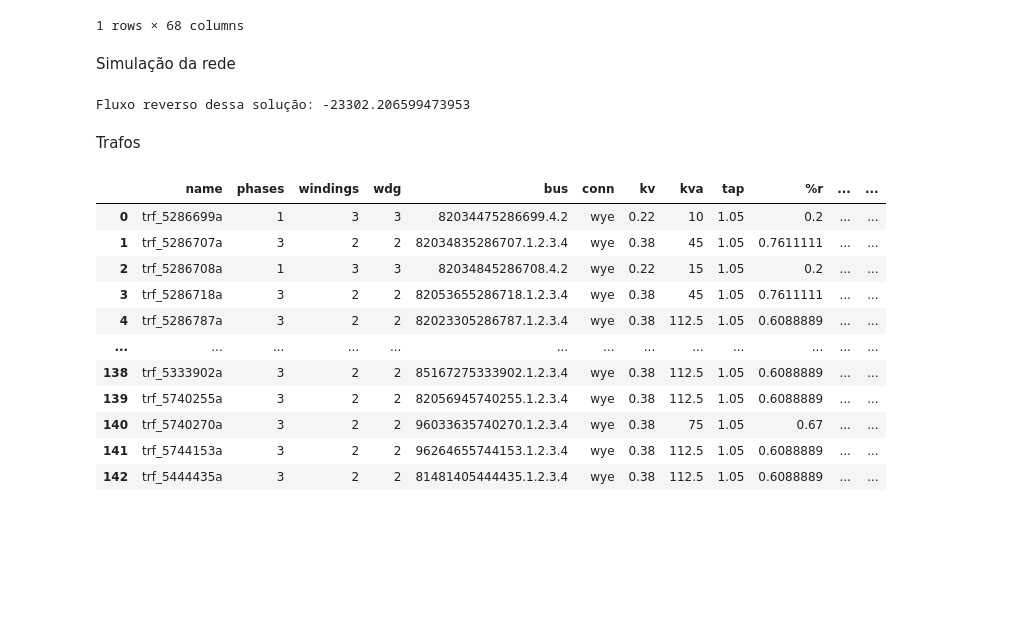
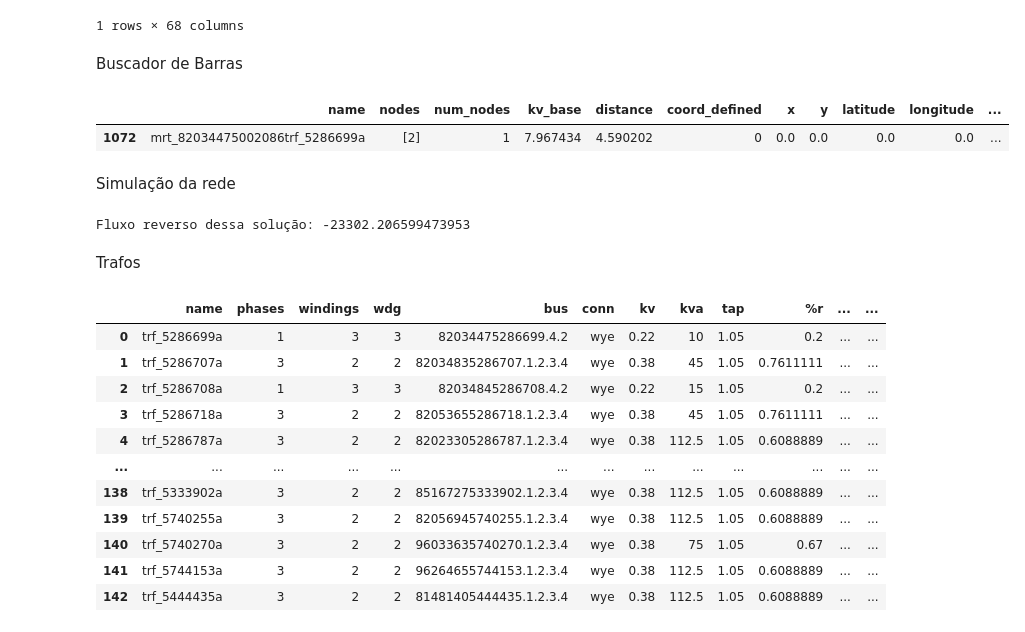
Before and after one commit to Ivanictor/Optimizer-OpenDSS, a Jupyter notebook: notebook.ipynb, the cells around one changed output. Drawn from its saved outputs; the diff is of its cells as text; code cells hidden in the pictures; blank space fills up the shorter version.

```diff
--- a/notebook.ipynb
+++ b/notebook.ipynb
@@ -34,6 +34,15 @@ display(energymeter_df)
 |  | name | kwh | kvarh | max kw | max kva | zone kwh | zone kvarh | zone max kw | zone max kva | ... |
 | 0 | busa4-_2021126072_segmmt_53951427 | 49444.317416 | 65469.605055 | 7065.687191 | 8103.461649 | 120501.062097 | 51548.789336 | 6612.56024 | 7223.772169 | ... |
 1 rows × 68 columns
+# %% [markdown]
+Buscador de Barras
+# %%
+buses_df = dss_tools.model.buses_df
+
+display(buses_df.query("name == 'mrt_82034475002086trf_5286699a'"))
+# %% [output]
+|  | name | nodes | num_nodes | kv_base | distance | coord_defined | x | y | latitude | longitude | ... |
+| 1072 | mrt_82034475002086trf_5286699a | [2] | 1 | 7.967434 | 4.590202 | 0 | 0.0 | 0.0 | 0.0 | 0.0 | ... |
 # %% [markdown]
 Simulação da rede
 # %%
```
Also changed, not shown: 5 other files.
